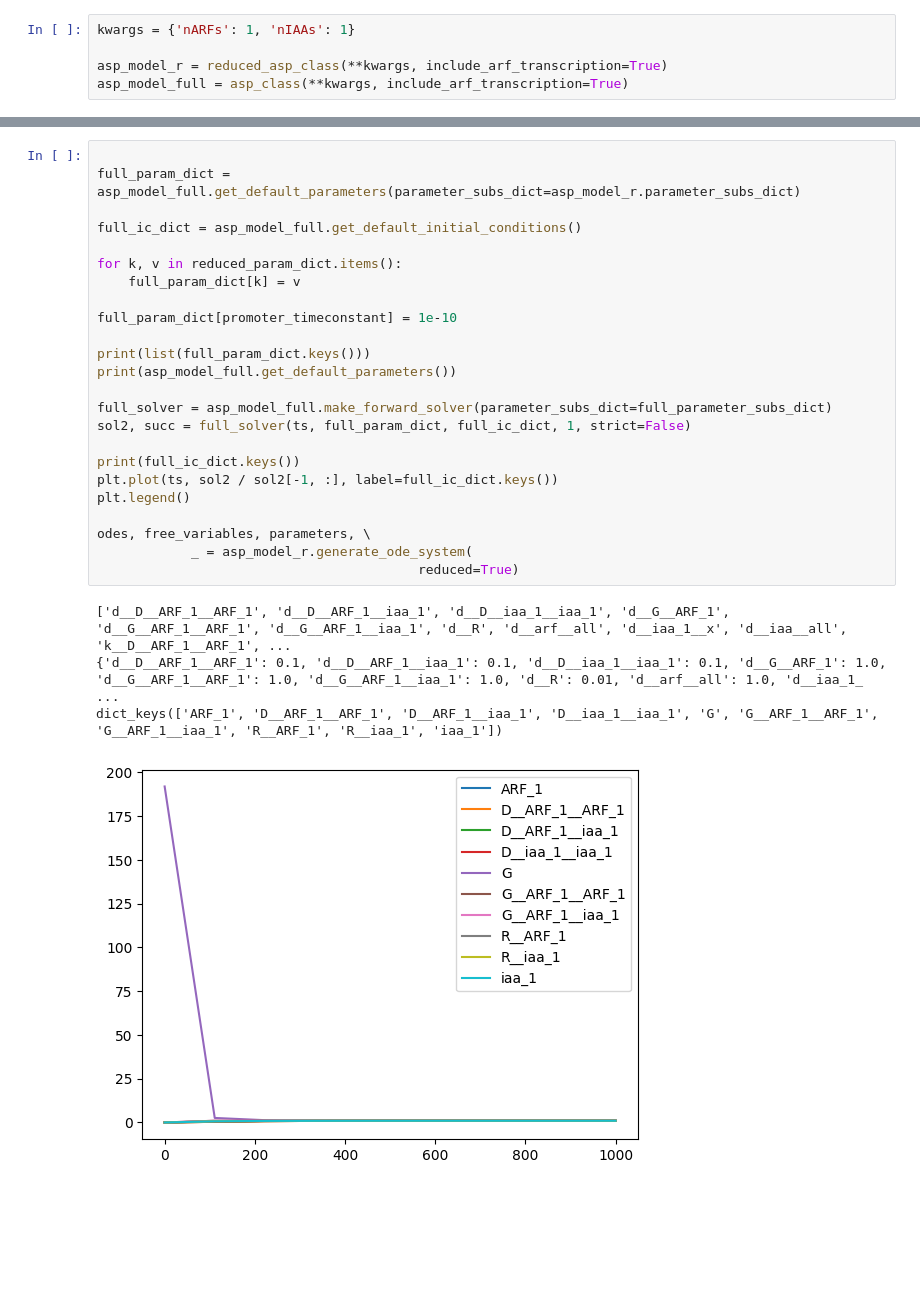
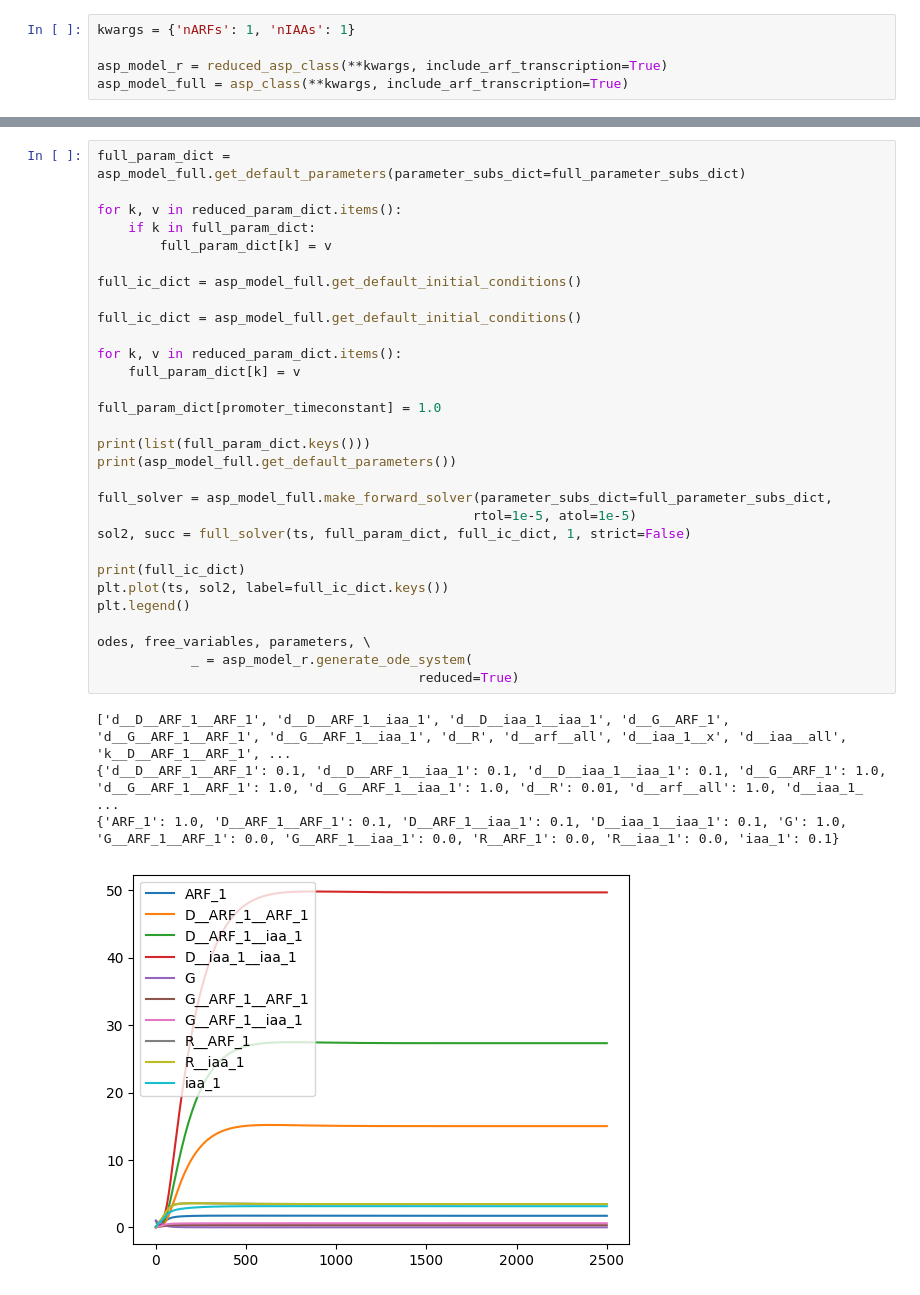
Before and after one commit to joeyshuttleworth/auxin_signalling_models, a Jupyter notebook: notebooks/degenerate_model_demonstration.ipynb, the cells around one changed output, grey strips where cells are left out. Cells and saved outputs as stored; diff of their text form; blank space fills up the shorter version.

```diff
--- a/notebooks/degenerate_model_demonstration.ipynb
+++ b/notebooks/degenerate_model_demonstration.ipynb
@@ -88,32 +102,38 @@ Matrix([[-2*ARF_1**2*k__D__ARF_1__ARF_1 - ARF_1*d__arf__all - ARF_1*iaa_1*k__D__
 # %%
+full_param_dict = asp_model_full.get_default_parameters(parameter_subs_dict=full_parameter_subs_dict)
 
-full_param_dict = asp_model_full.get_default_parameters(parameter_subs_dict=asp_model_r.parameter_subs_dict)
+for k, v in reduced_param_dict.items():
+    if k in full_param_dict:
+        full_param_dict[k] = v
+
+full_ic_dict = asp_model_full.get_default_initial_conditions()
 
 full_ic_dict = asp_model_full.get_default_initial_conditions()
 
 for k, v in reduced_param_dict.items():
     full_param_dict[k] = v
 
-full_param_dict[promoter_timeconstant] = 1e-10
+full_param_dict[promoter_timeconstant] = 1.0
 
 print(list(full_param_dict.keys()))
 print(asp_model_full.get_default_parameters())
 
-full_solver = asp_model_full.make_forward_solver(parameter_subs_dict=full_parameter_subs_dict)
+full_solver = asp_model_full.make_forward_solver(parameter_subs_dict=full_parameter_subs_dict,
+                                                rtol=1e-5, atol=1e-5)
 sol2, succ = full_solver(ts, full_param_dict, full_ic_dict, 1, strict=False)
 
-print(full_ic_dict.keys())
-plt.plot(ts, sol2 / sol2[-1, :], label=full_ic_dict.keys())
+print(full_ic_dict)
+plt.plot(ts, sol2, label=full_ic_dict.keys())
 plt.legend()
 
 odes, free_variables, parameters, \
             _ = asp_model_r.generate_ode_system(
                                          reduced=True)
 # %% [output]
 ['d__D__ARF_1__ARF_1', 'd__D__ARF_1__iaa_1', 'd__D__iaa_1__iaa_1', 'd__G__ARF_1', 'd__G__ARF_1__ARF_1', 'd__G__ARF_1__iaa_1', 'd__R', 'd__arf__all', 'd__iaa_1__x', 'd__iaa__all', 'k__D__ARF_1__ARF_1', ...
 {'d__D__ARF_1__ARF_1': 0.1, 'd__D__ARF_1__iaa_1': 0.1, 'd__D__iaa_1__iaa_1': 0.1, 'd__G__ARF_1': 1.0, 'd__G__ARF_1__ARF_1': 1.0, 'd__G__ARF_1__iaa_1': 1.0, 'd__R': 0.01, 'd__arf__all': 1.0, 'd__iaa_1_ ...
-dict_keys(['ARF_1', 'D__ARF_1__ARF_1', 'D__ARF_1__iaa_1', 'D__iaa_1__iaa_1', 'G', 'G__ARF_1__ARF_1', 'G__ARF_1__iaa_1', 'R__ARF_1', 'R__iaa_1', 'iaa_1'])
+{'ARF_1': 1.0, 'D__ARF_1__ARF_1': 0.1, 'D__ARF_1__iaa_1': 0.1, 'D__iaa_1__iaa_1': 0.1, 'G': 1.0, 'G__ARF_1__ARF_1': 0.0, 'G__ARF_1__iaa_1': 0.0, 'R__ARF_1': 0.0, 'R__iaa_1': 0.0, 'iaa_1': 0.1}
-[figure, old version]
+[figure, new version]
 # %%
 plt.clf()
 
```
Also changed, not shown: parts of 7 cells of this notebook, 2 other files.
